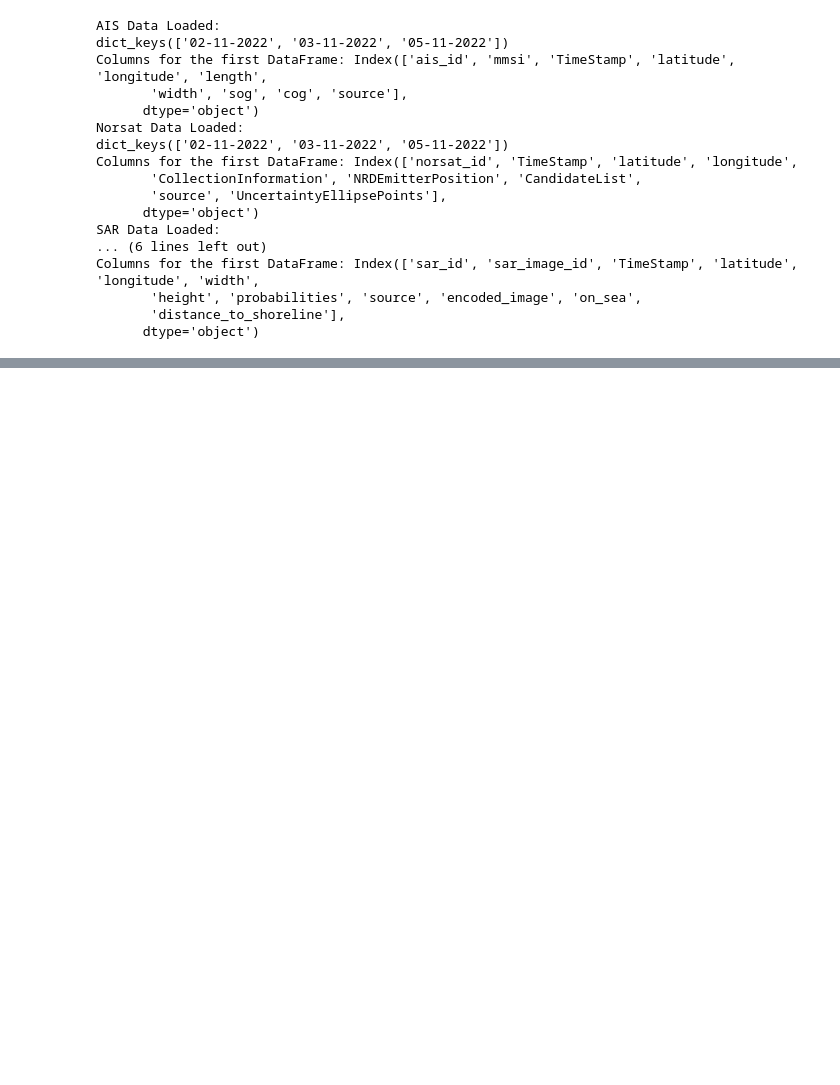
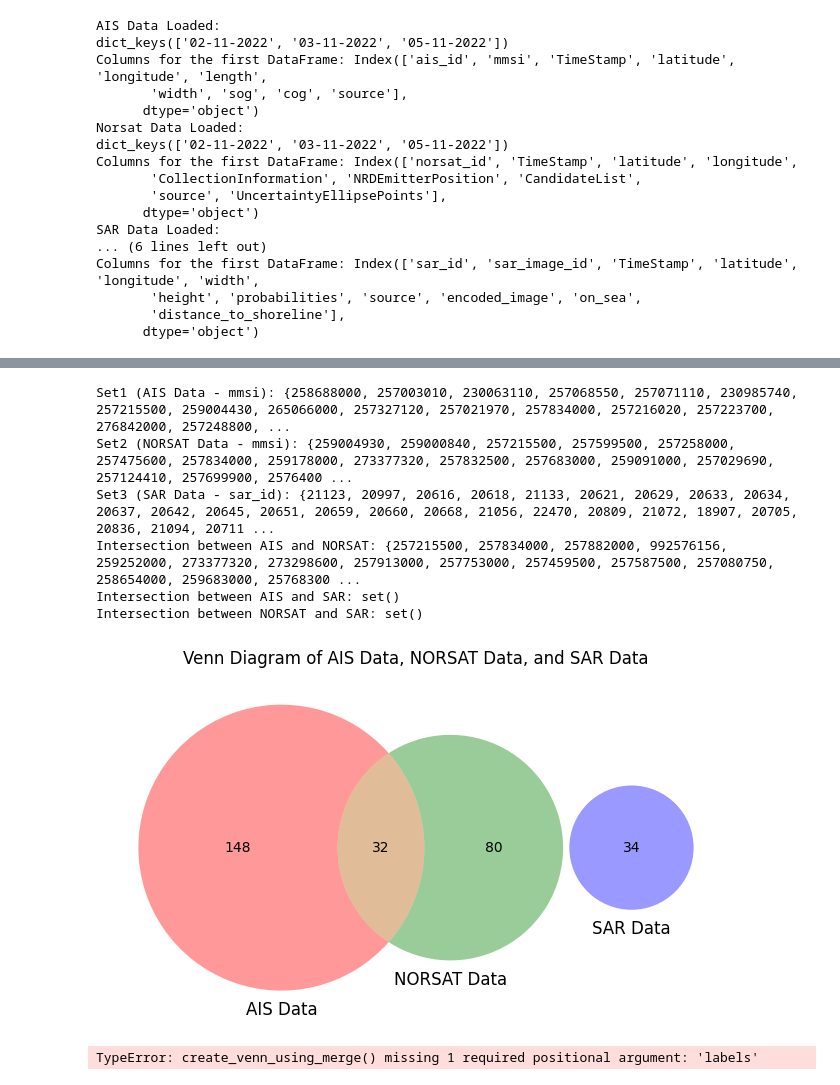
Before and after one commit to akse0360/Ship_datafusion, a Jupyter notebook: First_step_mathching/main.ipynb, the cells around one changed output, grey strips where cells are left out. Saved outputs shown, nothing was run; the diff lists cells and outputs as text; code cells hidden in the pictures; blank space fills up the shorter version.

```diff
--- a/First_step_mathching/main.ipynb
+++ b/First_step_mathching/main.ipynb
@@ -198,0 +402,64 @@ matched_data3 = match_nearest_unique(norsat_data, sar_data, 'norsat_id', 'sar_id
+# %%
+import pandas as pd
+from matplotlib_venn import venn3
+import matplotlib.pyplot as plt
+
+def match_three_dataframes_and_venn(df1, df2, df3, df1_id1, df1_id2, df2_id1, df2_id2, df3_id1, df3_id2, df1_label='DF1', df2_label='DF2', df3_label='DF3'):
+    """
+    Matches three dataframes based on specific id columns and outputs a Venn diagram.
+
+    Parameters:
+    - df1: First dataframe (contains df1_id1 and df1_id2)
+    - df2: Second dataframe (contains df2_id1 and df2_id2)
+    - df3: Third dataframe (contains df3_id1 and df3_id2)
+    - df1_id1: ID column in df1 to match with df2 (e.g. 'mmsi')
+    - df1_id2: ID column in df1 to match with df3 (e.g. 'sar_id')
+    - df2_id1: ID column in df2 to match with df1 (e.g. 'mmsi')
+    - df2_id2: ID column in df2 to match with df3 (e.g. 'norsat_id')
+    - df3_id1: ID column in df3 to match with df1 (e.g. 'sar_id')
+    - df3_id2: ID column in df3 to match with df2 (e.g. 'norsat_id')
+    - df1_label: Label for the first dataframe in the Venn diagram
+    - df2_label: Label for the second dataframe in the Venn diagram
+    - df3_label: Label for the third dataframe in the Venn diagram
+
+    Returns:
+    A Venn diagram showing the overlap of the three dataframes based on the id_columns.
+    """
+    # Convert ID columns to sets for comparison
+    set1 = set(df1[df1_id1])  # mmsi from df1
+    set2 = set(df2[df2_id1])  # mmsi from df2
+    set3 = set(df3[df3_id1])  # sar_id from df3
+
+    # Debug the sets before plotting
+    print(f"Set1 (AIS Data - mmsi): {set1}")
+    print(f"Set2 (NORSAT Data - mmsi): {set2}")
+    print(f"Set3 (SAR Data - sar_id): {set3}")
+
+    print("Intersection between AIS and NORSAT:", set1 & set2)
+    print("Intersection between AIS and SAR:", set1 & set3)
+    print("Intersection between NORSAT and SAR:", set2 & set3)
+    # Create the Venn diagram
+    plt.figure(figsize=(8, 8))
+    venn3([set1, set2, set3], set_labels=(df1_label, df2_label, df3_label))
+
+    # Show plot
+    plt.title(f'Venn Diagram of {df1_label}, {df2_label}, and {df3_label}')
+    plt.show()
+
+# Example usage:
+# Assuming df1 contains 'mmsi' and 'sar_id', df2 contains 'mmsi' and 'norsat_id', and df3 contains 'sar_id' and 'norsat_id'
+match_three_dataframes_and_venn(
+    ais_sar['cham'], ais_norsat['cham'], sar_norsat['cham'],
+    'mmsi', 'sar_id',  # df1: match mmsi with df2 and sar_id with df3
+    'mmsi', 'norsat_id',  # df2: match mmsi with df1 and norsat_id with df3
+    'sar_id', 'norsat_id',  # df3: match sar_id with df1 and norsat_id with df2
+    df1_label='AIS Data', df2_label='NORSAT Data', df3_label='SAR Data'
+)
+# %% [output]
+Set1 (AIS Data - mmsi): {258688000, 257003010, 230063110, 257068550, 257071110, 230985740, 257215500, 259004430, 265066000, 257327120, 257021970, 257834000, 257216020, 257223700, 276842000, 257248800, ...
+Set2 (NORSAT Data - mmsi): {259004930, 259000840, 257215500, 257599500, 257258000, 257475600, 257834000, 259178000, 273377320, 257832500, 257683000, 259091000, 257029690, 257124410, 257699900, 2576400 ...
+Set3 (SAR Data - sar_id): {21123, 20997, 20616, 20618, 21133, 20621, 20629, 20633, 20634, 20637, 20642, 20645, 20651, 20659, 20660, 20668, 21056, 22470, 20809, 21072, 18907, 20705, 20836, 21094, 20711 ...
+Intersection between AIS and NORSAT: {257215500, 257834000, 257882000, 992576156, 259252000, 273377320, 273298600, 257913000, 257753000, 257459500, 257587500, 257080750, 258654000, 259683000, 25768300 ...
+Intersection between AIS and SAR: set()
+Intersection between NORSAT and SAR: set()
+[figure, added]
@@ -198,0 +515,4 @@ matched_data3 = match_nearest_unique(norsat_data, sar_data, 'norsat_id', 'sar_id
+# %%
+create_venn_using_merge(ais_sar['cham'], ais_norsat['cham'], sar_norsat['cham'])
+# %% [output]
+TypeError: create_venn_using_merge() missing 1 required positional argument: 'labels'
```
Also changed, not shown: parts of 32 cells of this notebook, 17 other files.
